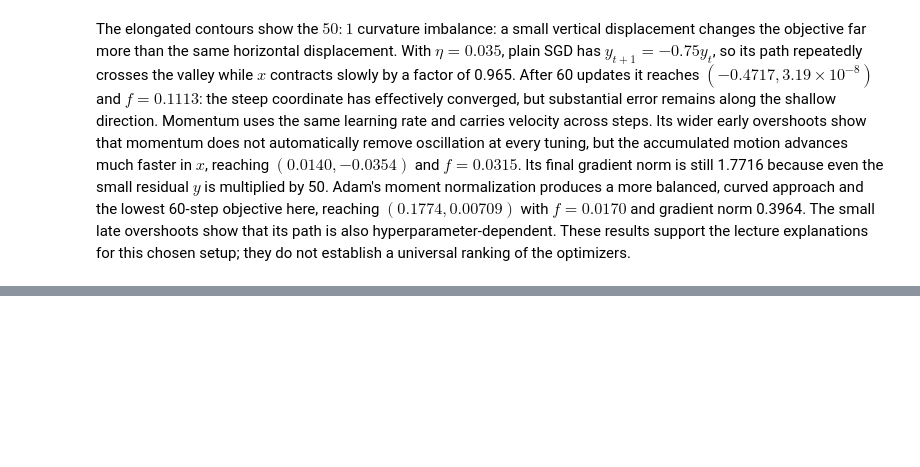
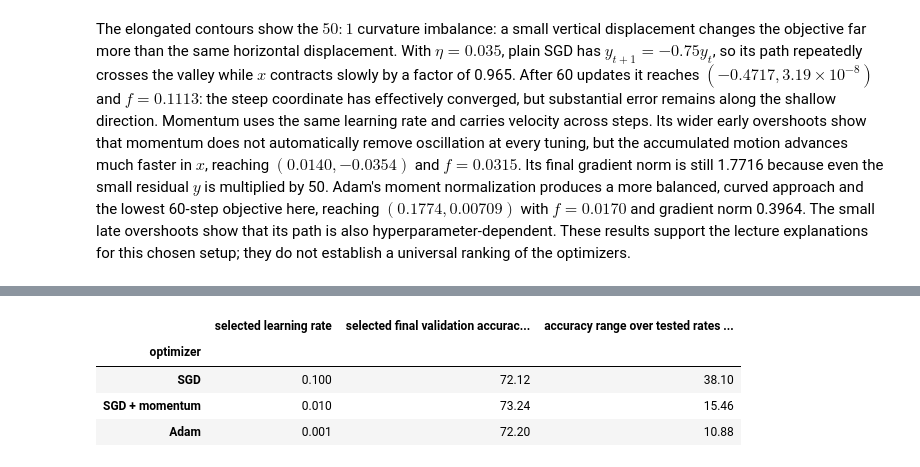
Before and after one commit to LahiruMJ11/CNN-with-CIFAR10, a Jupyter notebook: CNN with CIFAR10.ipynb, the cells around one changed output, grey strips where cells are left out. Cells and saved outputs as stored; diff of their text form; code cells hidden in the pictures; blank space fills up the shorter version.

```diff
--- a/CNN with CIFAR10.ipynb
+++ b/CNN with CIFAR10.ipynb
@@ -1571,0 +1782,27 @@ The elongated contours show the $50{:}1$ curvature imbalance: a small vertical d
+# %%
+task2c_sensitivity_rows = []
+for optimizer_name in TASK2C_LEARNING_RATES:
+    rows = task2c_results[task2c_results["optimizer"] == optimizer_name]
+    accuracies = rows["final validation accuracy (%)"]
+    best_rate = task2c_best_rates[optimizer_name]
+    best_accuracy = rows.loc[
+        rows["learning rate"] == best_rate, "final validation accuracy (%)"
+    ].iloc[0]
+    task2c_sensitivity_rows.append(
+        {
+            "optimizer": optimizer_name,
+            "selected learning rate": best_rate,
+            "selected final validation accuracy (%)": best_accuracy,
+            "accuracy range over tested rates (percentage points)": (
+                accuracies.max() - accuracies.min()
+            ),
+        }
+    )
+task2c_sensitivity = pd.DataFrame(task2c_sensitivity_rows).set_index("optimizer")
+task2c_sensitivity
+# %% [output]
+|  | selected learning rate | selected final validation accurac... | accuracy range over tested rates ... |
+| optimizer |  |  |  |
+| SGD | 0.100 | 72.12 | 38.10 |
+| SGD + momentum | 0.010 | 73.24 | 15.46 |
+| Adam | 0.001 | 72.20 | 10.88 |
```
Also changed, not shown: parts of 11 cells of this notebook.
